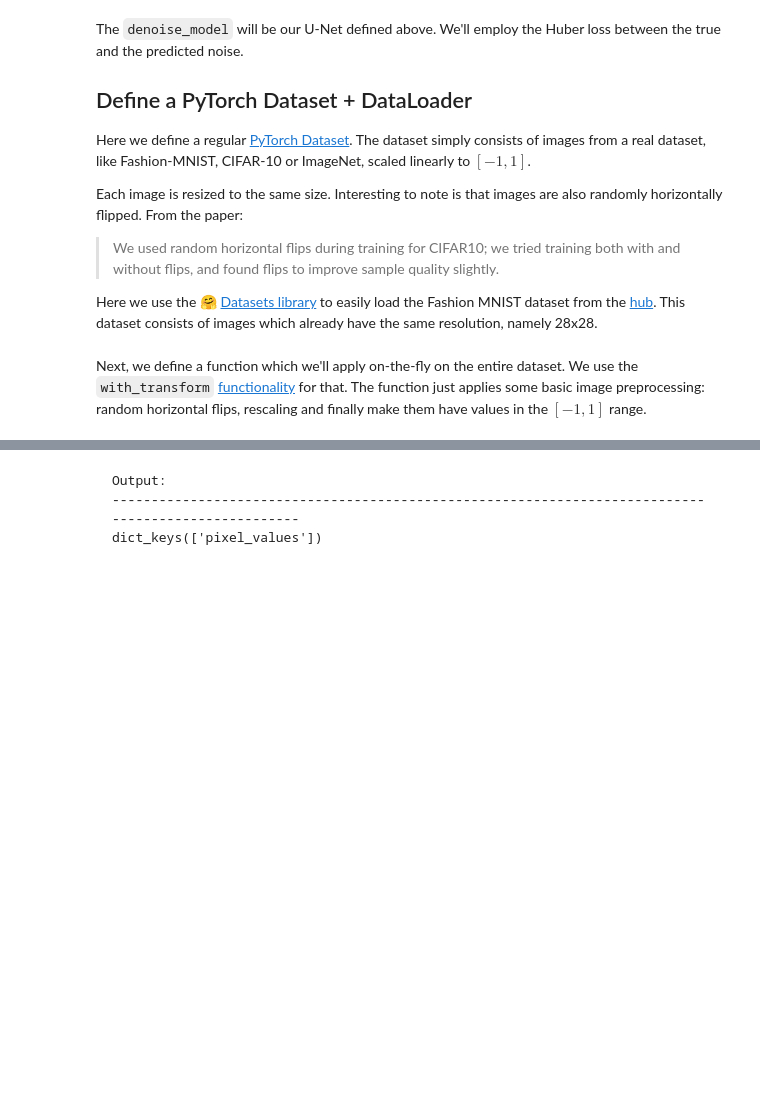
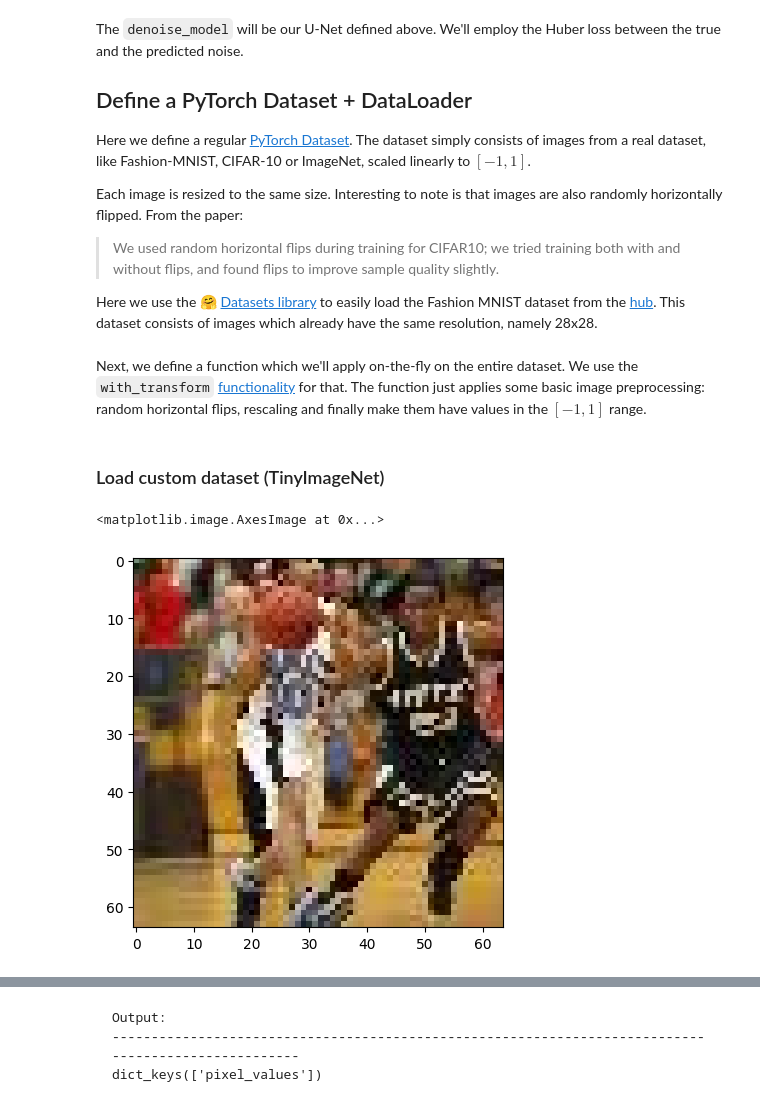
Before and after one commit to Samartha27/ddpm_image_generation, a Jupyter notebook: annotated_diffusion.ipynb, the cells around one changed output, grey strips where cells are left out. Drawn from its saved outputs; the diff is of its cells as text; code cells hidden in the pictures; blank space fills up the shorter version.

```diff
--- a/annotated_diffusion.ipynb
+++ b/annotated_diffusion.ipynb
@@ -633,8 +573,3 @@ def get_noisy_image(x_start, t):
   noisy_image = reverse_transform(x_noisy.squeeze())
 
   return noisy_image
-# %%
-# take time step
-t = torch.tensor([40])
-
-get_noisy_image(x_start, t)
@@ -708,13 +603,5 @@ Each image is resized to the same size. Interesting to note is that images are a
 > We used random horizontal flips during training for CIFAR10; we tried training both with and without flips, and found flips to improve sample quality slightly.
 
 Here we use the 🤗 [Datasets library](https://huggingface.co/docs/datasets/index) to easily load the Fashion MNIST dataset from the [hub](https://huggingface.co/datasets/fashion_mnist). This dataset consists of images which already have the same resolution, namely 28x28.
-# %%
-from datasets import load_dataset
-
-# load dataset from the hub
-dataset = load_dataset("fashion_mnist")
-image_size = 28
-channels = 1
-batch_size = 128
 # %% [markdown]
 Next, we define a function which we'll apply on-the-fly on the entire dataset. We use the `with_transform` [functionality](https://huggingface.co/docs/datasets/v2.2.1/en/package_reference/main_classes#datasets.Dataset.with_transform) for that. The function just applies some basic image preprocessing: random horizontal flips, rescaling and finally make them have values in the $[-1,1]$ range.
@@ -745,0 +608,2 @@ print(batch.keys())
+# %% [markdown]
+### Load custom dataset (TinyImageNet)
@@ -745,0 +630,32 @@ print(batch.keys())
+# %%
+from torchvision import transforms
+
+train_transforms = Compose([
+    transforms.ToPILImage(),
+    transforms.RandomHorizontalFlip(),
+    transforms.ToTensor(),
+    transforms.Lambda(lambda t: (t * 2) - 1)
+])
+
+reverse_transform = Compose([
+     Lambda(lambda t: (t + 1) / 2),
+     Lambda(lambda t: t.permute(1, 2, 0)), # CHW to HWC
+     Lambda(lambda t: t * 255.),
+     Lambda(lambda t: t.numpy().astype(np.uint8)),
+     ToPILImage(),
+])
+
+DATA_PATH = '../data/tiny_imagenet/'
+data_train = H5Dataset(DATA_PATH + 'train.h5', transform=train_transforms)
+# dataloader = DataLoader(transformed_dataset["train"], batch_size=batch_size, shuffle=True)
+
+dataloader = torch.utils.data.DataLoader(data_train, batch_size=batch_size, shuffle=True)
+
+image_size = 64
+channels = 3
+batch_size = 64 # TODO reduce batch size to 64 for tinyImageNet
+# %%
+plt.imshow(rearrange((next(iter(dataloader))[0][3] + 1) / 2, "c h w -> h w c"))
+# %% [output]
+<matplotlib.image.AxesImage at 0x...>
+[figure, added]
```
Also changed, not shown: parts of 26 cells of this notebook.
